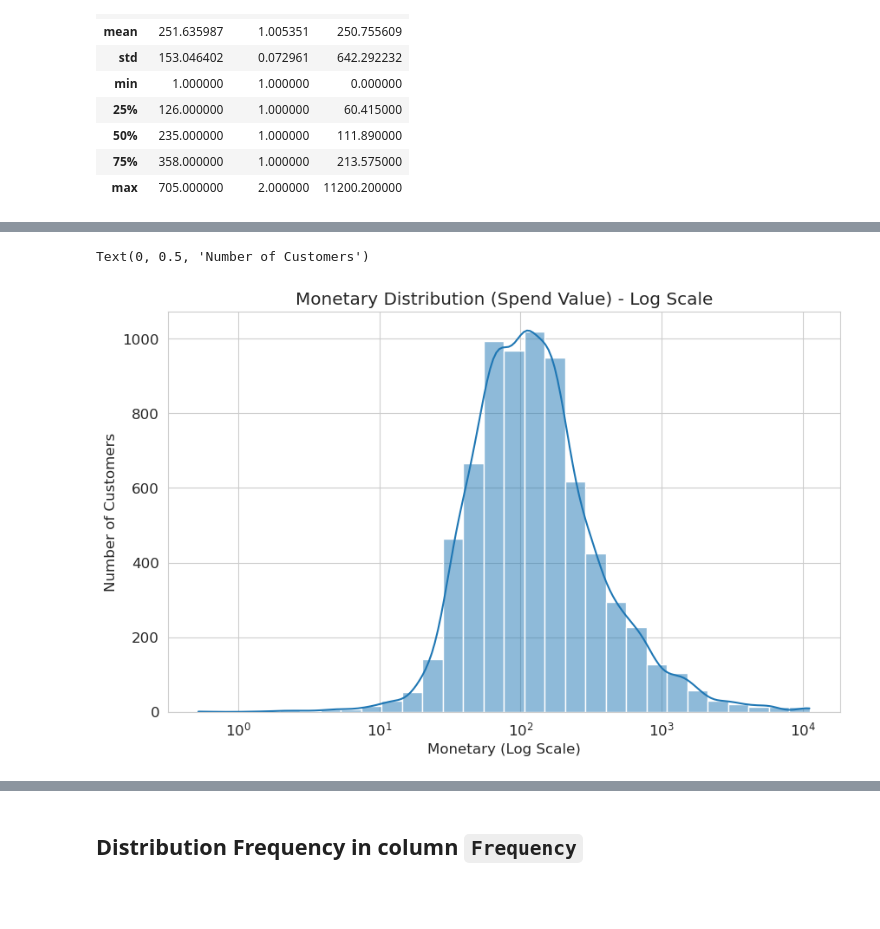
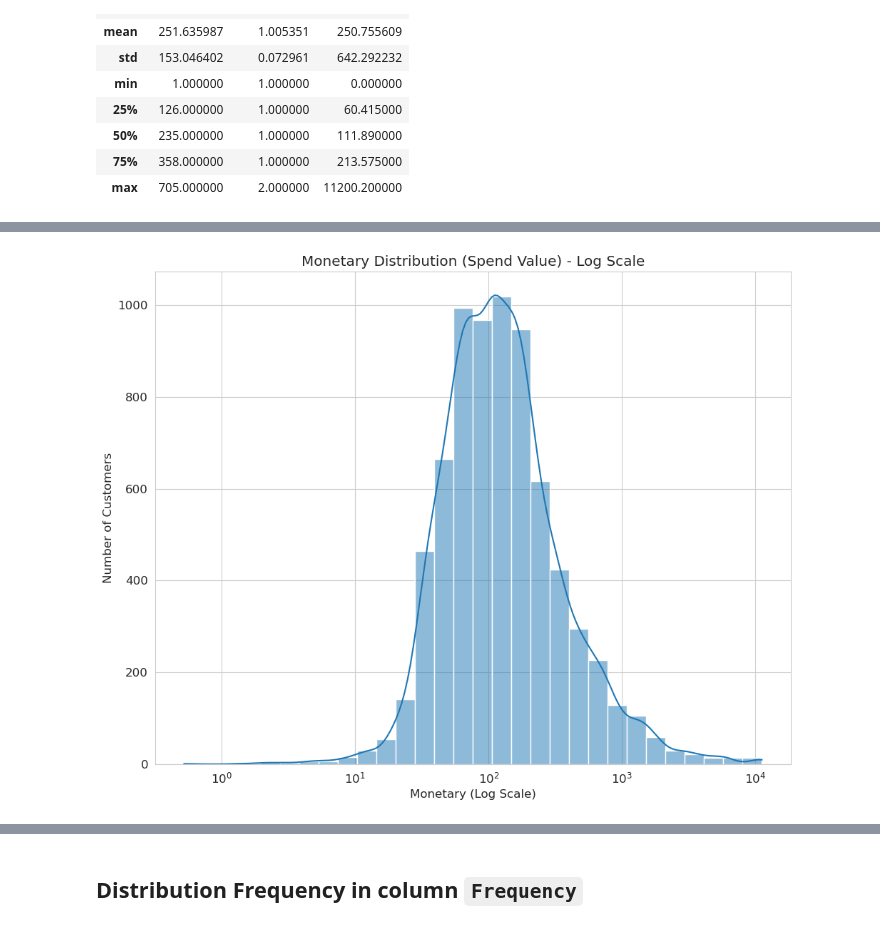
Before and after one commit to RizkiRdm/Olist-E-commerce-Performance-Analysis, a Jupyter notebook: notebooks/customer_analysis.ipynb, the cells around one changed output, grey strips where cells are left out. Drawn from its saved outputs; the diff is of its cells as text; code cells hidden in the pictures; blank space fills up the shorter version.

```diff
--- a/notebooks/customer_analysis.ipynb
+++ b/notebooks/customer_analysis.ipynb
@@ -47,16 +48,19 @@ plt.show()
 # %%
 # Monetary Plot (using a log scale due to the highly skewed distribution)
+plt.figure(figsize=(10, 8))
 sns.histplot(
     ecom_data_df[ecom_data_df["Monetary"] > 0]["Monetary"],
     bins=30,
     kde=True,
     log_scale=True,
 )
 plt.title("Monetary Distribution (Spend Value) - Log Scale")
 plt.xlabel("Monetary (Log Scale)")
 plt.ylabel("Number of Customers")
+
+plt.tight_layout()
+plt.show()
 # %% [output]
-Text(0, 0.5, 'Number of Customers')
-[figure, old version]
+[figure, new version]
 # %%
 # Plot Frequency
```
Also changed, not shown: parts of 6 cells of this notebook, 9 other files.
